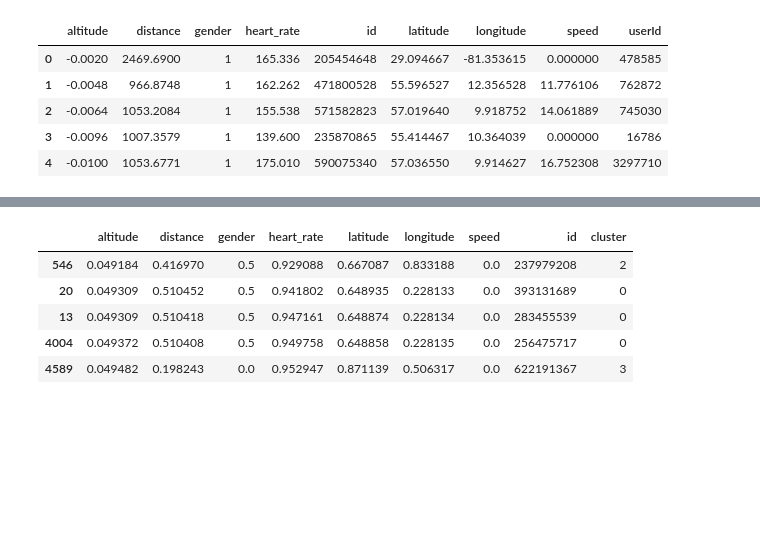
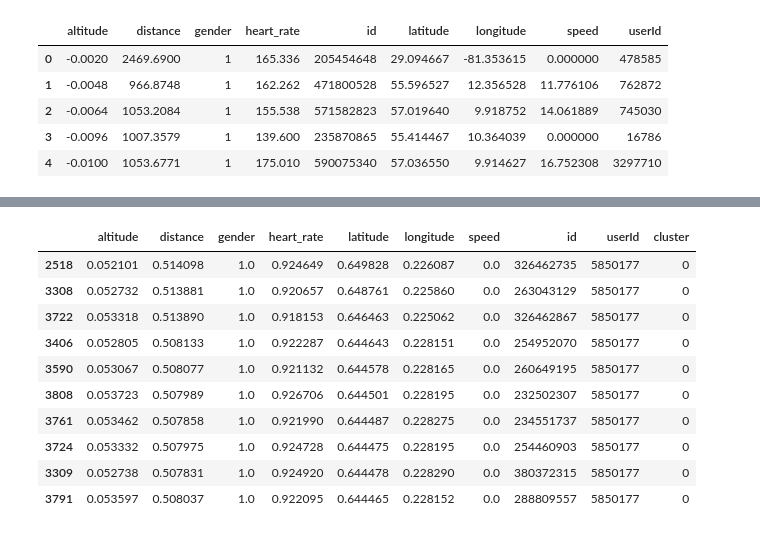
Before and after one commit to PCU-IT-2016/BigData-Endomondo, a Jupyter notebook: Notebook/Recommendation.ipynb, the cells around one changed output, grey strips where cells are left out. Saved outputs shown, nothing was run; the diff lists cells and outputs as text; code cells hidden in the pictures; blank space fills up the shorter version.

```diff
--- a/Notebook/Recommendation.ipynb
+++ b/Notebook/Recommendation.ipynb
@@ -32,3 +32,6 @@ array(['run', 'bike', 'rowing', 'treadmill running', 'orienteering',
        'martial arts', 'stair climing', 'horseback riding', 'squash',
        'basketball', 'table tennis', 'treadmill walking', 'kite surfing'],
       dtype=object)
+# %%
+df = df.loc[df.gender != 'unknown']
+df.gender.unique()
@@ -164,4 +170,10 @@ X.head()
 scaled_run = MinMaxScaler().fit_transform(run_df.loc[:, features])
 scaled_run_df = pd.DataFrame(scaled_run, columns=features)
 scaled_run_df['id'] = run_df.id
+scaled_run_df['userId'] = run_df.userId
 scaled_run_df.head()
+
+scaled_bike = MinMaxScaler().fit_transform(run_df.loc[:, features])
+scaled_bike_df = pd.DataFrame(scaled_bike, columns=features)
+scaled_bike_df['id'] = bike_df.id
+scaled_bike_df['userId'] = bike_df.userId
@@ -254,20 +245,27 @@ plt.scatter(km_model.cluster_centers_[:, 0], km_model.cluster_centers_[:, 1], ma
 # %%
-def recommend_byloc(user_id, n_recommendations=5):
+def recommend_byclustloc(user_id, n_recommendations=5):
     global km_model
     global scaled_run_df
 
+    # Get user's cluster
     temp_df = scaled_run_df.loc[run_df.userId == user_id, ['longitude', 'latitude']]
     temp_df = temp_df.mean().values.reshape(1, -1)
     predictions = km_model.predict(temp_df)
     print(predictions)
 
-    cluster_member = scaled_run_df.loc[(scaled_run_df['cluster'] == predictions[0])]
-    print(cluster_member.cluster.unique())
-    X = cluster_member.loc[:, ['longitude', 'latitude']]
+    # Get user friends
+    mask = (scaled_run_df['cluster'] == predictions[0]) & (run_df.userId != user_id)
+    cluster_member = scaled_run_df.loc[mask].reset_index(drop=True)
+
+    temp_df2 = scaled_run_df.loc[mask].reset_index(drop=True)
+
+    # Prepare friends
+    X = cluster_member.loc[cluster_member.userId != user_id, ['longitude', 'latitude']]
     plt.scatter(X.longitude, X.latitude)
     plt.show()
 
+    # Get the nearest friend from cluster
     model = NearestNeighbors(n_neighbors=n_recommendations).fit(X)
     predictions = model.kneighbors(temp_df)
 
-    return predictions
+    return predictions, temp_df2, temp_df, X
@@ -283,0 +272,3 @@ distances, indices
+# %%
+(distances, indices), temp_df, user, X = recommend_byclustloc(478585, 10)
+predictions, indices
@@ -284,9 +281,14 @@ distances, indices
 # %%
-scaled_run_df.loc[indices[0]]
+temp_df.loc[indices[0]]
 # %% [output]
-|  | altitude | distance | gender | heart_rate | latitude | longitude | speed | id | cluster |
-| 546 | 0.049184 | 0.416970 | 0.5 | 0.929088 | 0.667087 | 0.833188 | 0.0 | 237979208 | 2 |
-| 20 | 0.049309 | 0.510452 | 0.5 | 0.941802 | 0.648935 | 0.228133 | 0.0 | 393131689 | 0 |
-| 13 | 0.049309 | 0.510418 | 0.5 | 0.947161 | 0.648874 | 0.228134 | 0.0 | 283455539 | 0 |
-| 4004 | 0.049372 | 0.510408 | 0.5 | 0.949758 | 0.648858 | 0.228135 | 0.0 | 256475717 | 0 |
-| 4589 | 0.049482 | 0.198243 | 0.0 | 0.952947 | 0.871139 | 0.506317 | 0.0 | 622191367 | 3 |
+|  | altitude | distance | gender | heart_rate | latitude | longitude | speed | id | userId | cluster |
+| 2518 | 0.052101 | 0.514098 | 1.0 | 0.924649 | 0.649828 | 0.226087 | 0.0 | 326462735 | 5850177 | 0 |
+| 3308 | 0.052732 | 0.513881 | 1.0 | 0.920657 | 0.648761 | 0.225860 | 0.0 | 263043129 | 5850177 | 0 |
+| 3722 | 0.053318 | 0.513890 | 1.0 | 0.918153 | 0.646463 | 0.225062 | 0.0 | 326462867 | 5850177 | 0 |
+| 3406 | 0.052805 | 0.508133 | 1.0 | 0.922287 | 0.644643 | 0.228151 | 0.0 | 254952070 | 5850177 | 0 |
+| 3590 | 0.053067 | 0.508077 | 1.0 | 0.921132 | 0.644578 | 0.228165 | 0.0 | 260649195 | 5850177 | 0 |
+| 3808 | 0.053723 | 0.507989 | 1.0 | 0.926706 | 0.644501 | 0.228195 | 0.0 | 232502307 | 5850177 | 0 |
+| 3761 | 0.053462 | 0.507858 | 1.0 | 0.921990 | 0.644487 | 0.228275 | 0.0 | 234551737 | 5850177 | 0 |
+| 3724 | 0.053332 | 0.507975 | 1.0 | 0.924728 | 0.644475 | 0.228195 | 0.0 | 254460903 | 5850177 | 0 |
+| 3309 | 0.052738 | 0.507831 | 1.0 | 0.924920 | 0.644478 | 0.228290 | 0.0 | 380372315 | 5850177 | 0 |
+| 3791 | 0.053597 | 0.508037 | 1.0 | 0.922095 | 0.644465 | 0.228152 | 0.0 | 288809557 | 5850177 | 0 |
```
Also changed, not shown: parts of 31 cells of this notebook, 14 other files.
